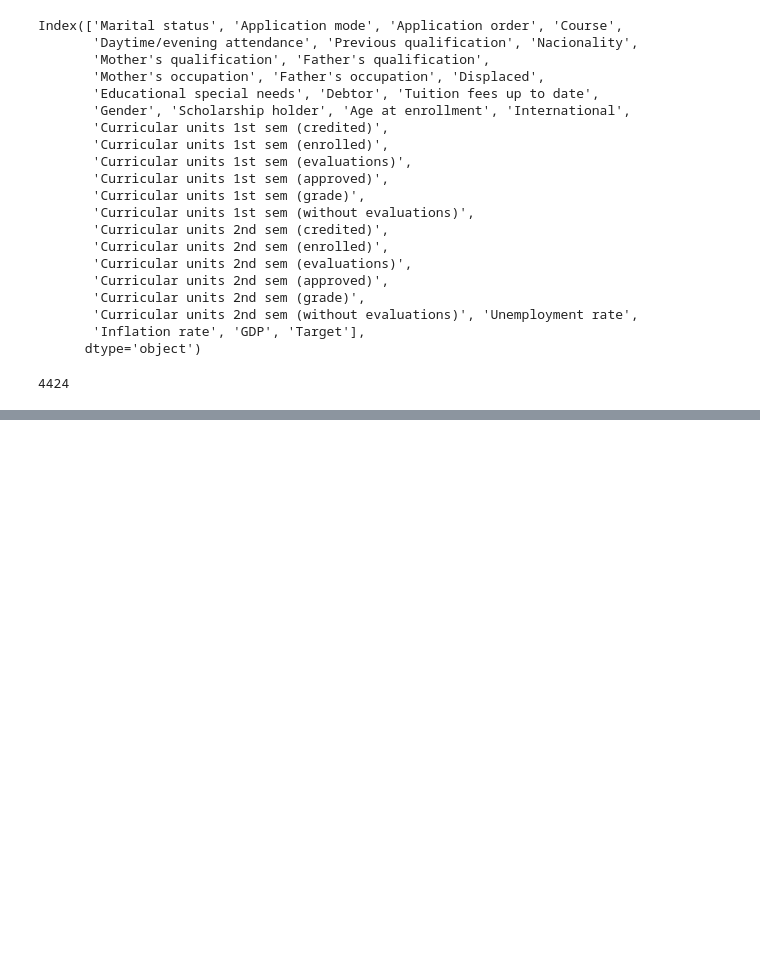
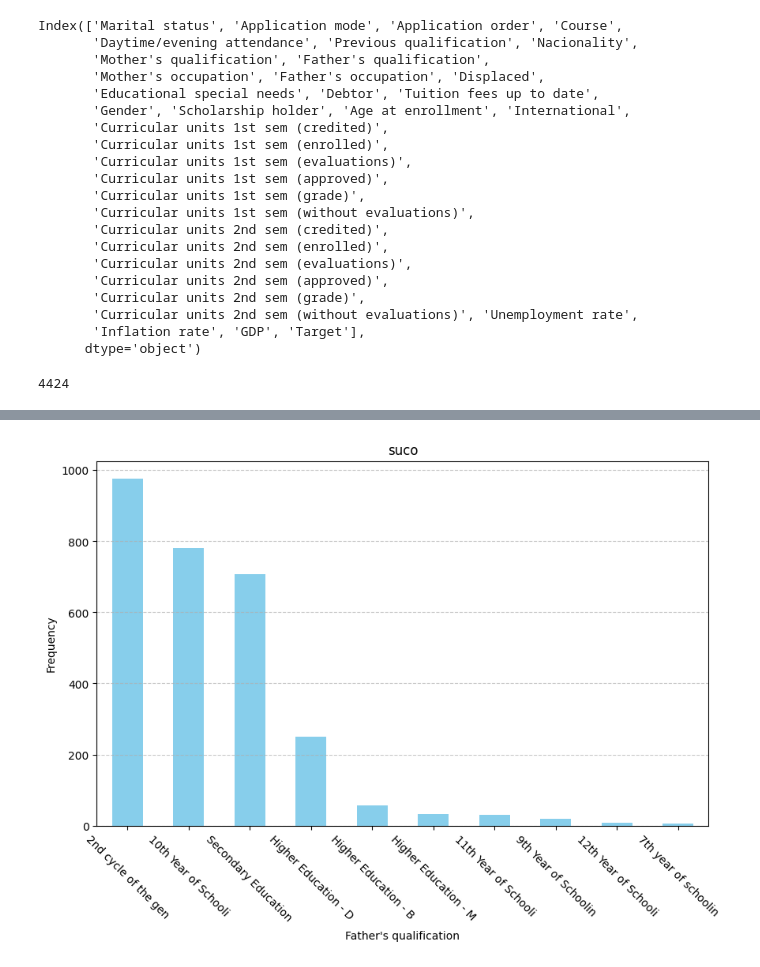
Before and after one commit to felmateos/student-dropout-prediction, a Jupyter notebook: main.ipynb, the cells around one changed output, grey strips where cells are left out. Drawn from its saved outputs; the diff is of its cells as text; code cells hidden in the pictures; blank space fills up the shorter version.

```diff
--- a/main.ipynb
+++ b/main.ipynb
@@ -52,0 +152,6 @@ X.describe()
+# %%
+father_quali_legend = pd.read_csv('data/decode/mother_quali.csv')
+
+plot_freq(X_train, 'Father\'s qualification', father_quali_legend, plt)
+# %% [output]
+[figure, added]
```
Also changed, not shown: parts of 9 cells of this notebook, 3 other files.
